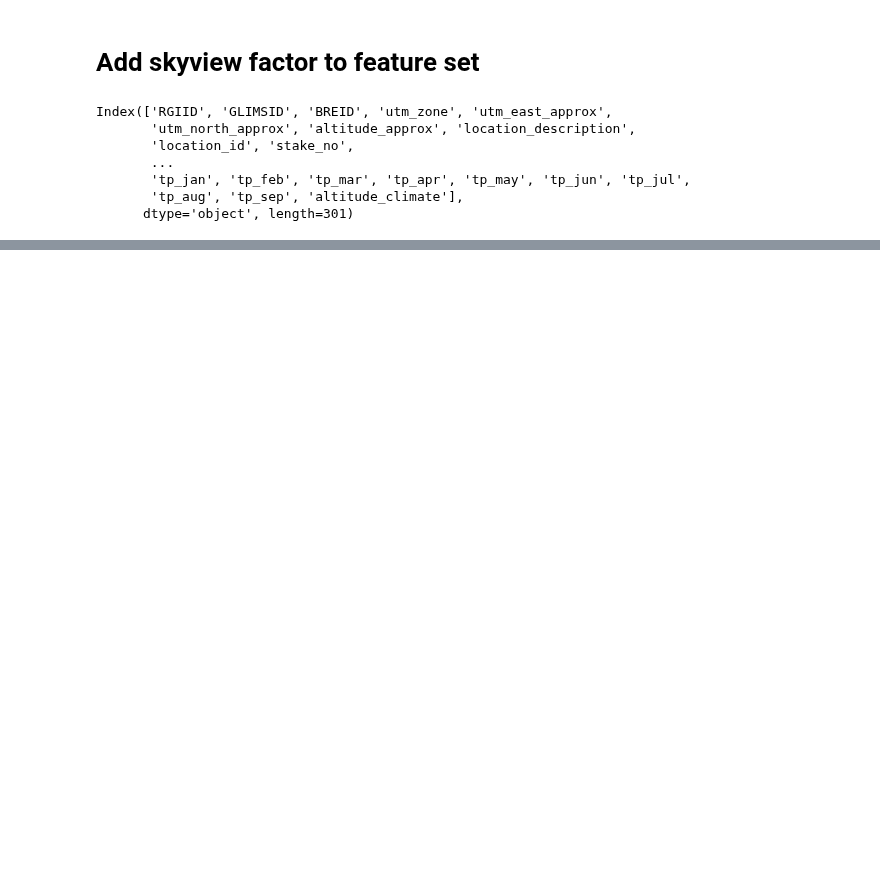
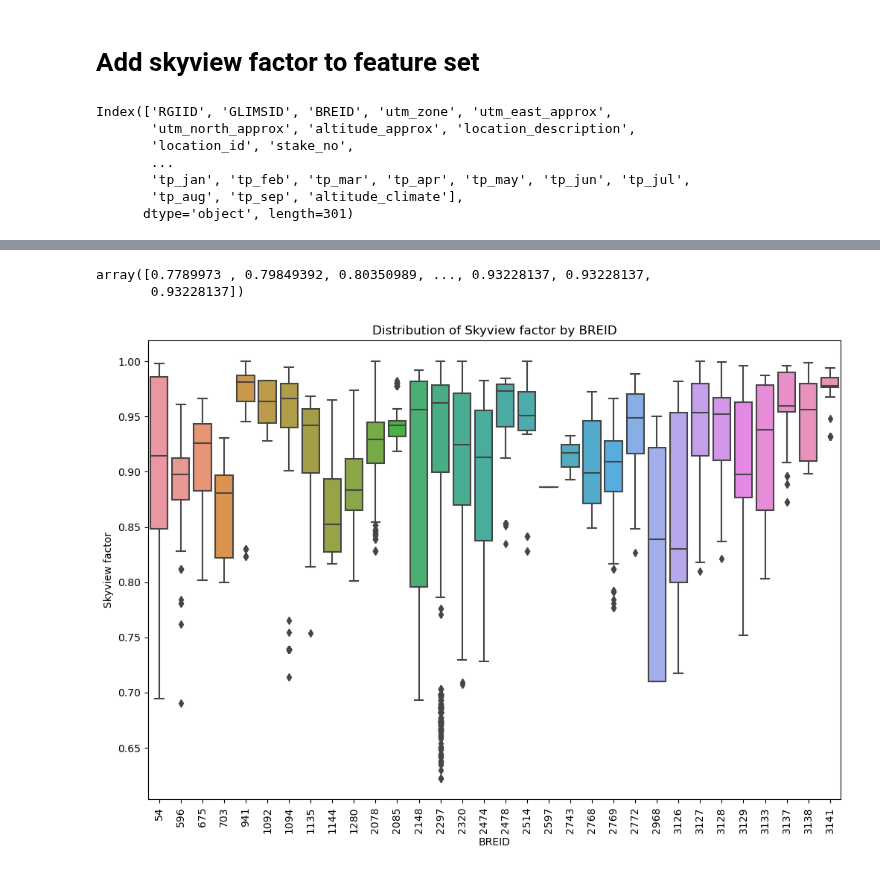
Before and after one commit to khsjursen/ML_MB_Norway, a Jupyter notebook: add_skyview_factor.ipynb, the cells around one changed output, grey strips where cells are left out. Drawn from its saved outputs; the diff is of its cells as text; code cells hidden in the pictures; blank space fills up the shorter version.

Commit message:
added skyview factor

```diff
--- a/add_skyview_factor.ipynb
+++ b/add_skyview_factor.ipynb
@@ -139,0 +108,3 @@ svf_var.plot()
+# %%
+# Get list of RGIIDs
+rgi_id = data['RGIID'].unique().tolist()
@@ -139,0 +115,9 @@ svf_var.plot()
+# %%
+df_stake = data.copy()
+
+# Variables of interest
+voi = ['skyview_factor']
+
+# Add columns to dataframe
+df_stake[voi] = np.nan
+df_stake
@@ -139,0 +203,17 @@ svf_var.plot()
+# %%
+df_stake.skyview_factor.values
+# %% [output]
+array([0.7789973 , 0.79849392, 0.80350989, ..., 0.93228137, 0.93228137,
+       0.93228137])
+# %%
+import seaborn as sns
+
+plt.figure(figsize=(12, 8))
+sns.boxplot(data=df_stake, x='BREID', y='skyview_factor')
+plt.title('Distribution of Skyview factor by BREID')
+plt.xlabel('BREID')
+plt.ylabel('Skyview factor')
+plt.xticks(rotation=90)  # Rotate x labels if there are many BREID categories
+plt.show()
+# %% [output]
+[figure, added]
```
Also changed, not shown: parts of 12 cells of this notebook, 1 other file.
